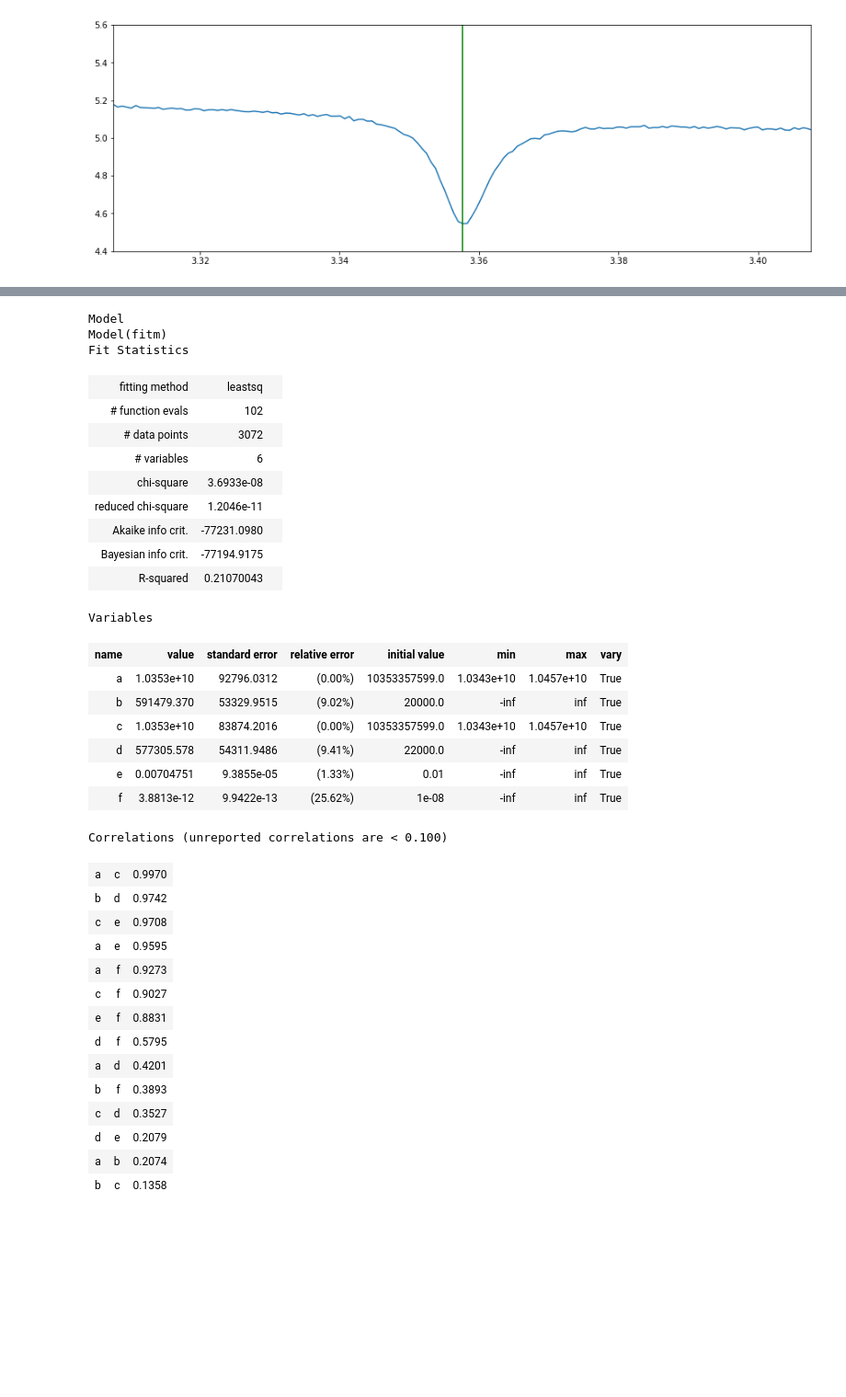
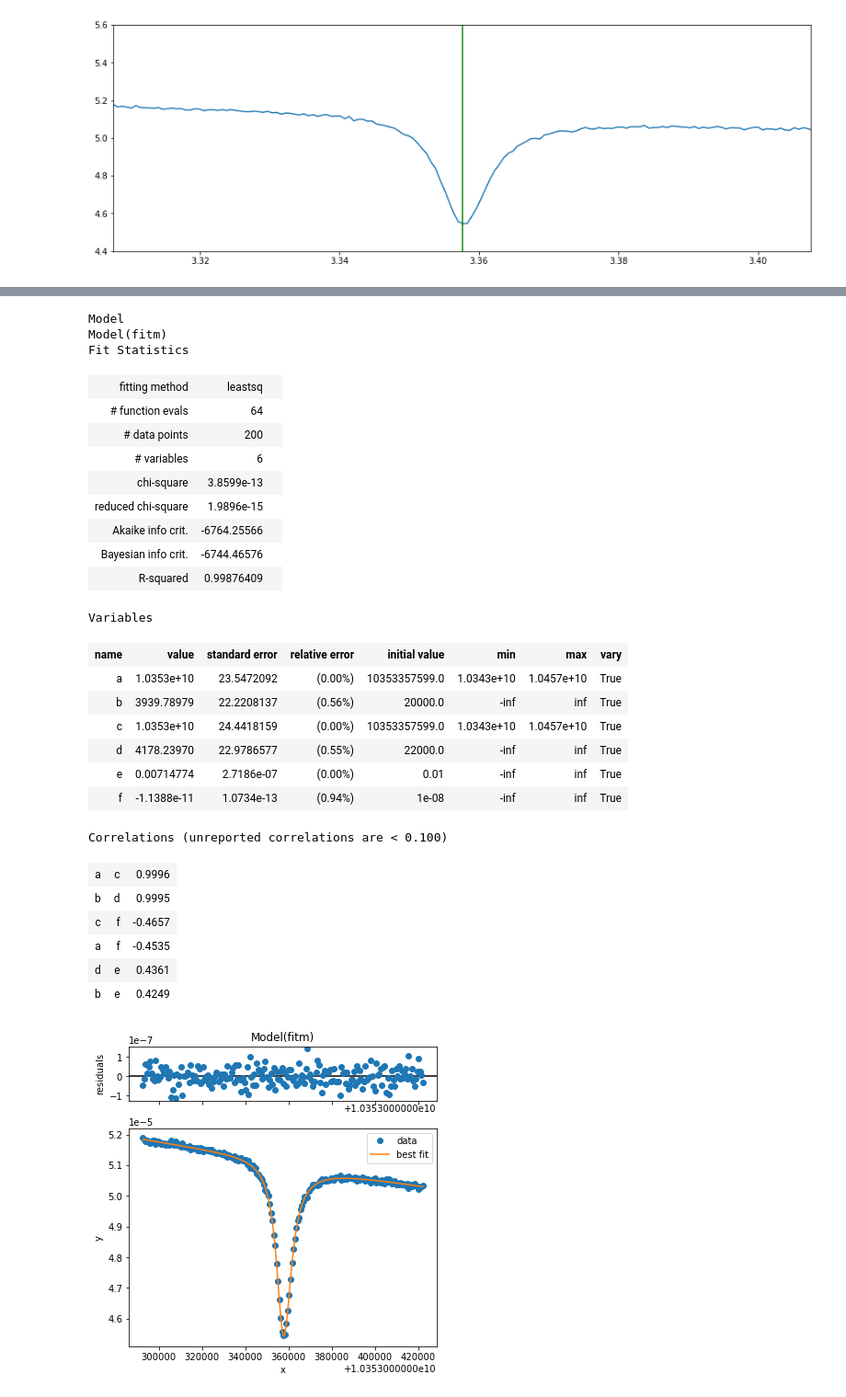
Before and after one commit to Manfredi1/QUAX_project, a Jupyter notebook: project.ipynb, the cells around one changed output, grey strips where cells are left out. Shown: that part at 92% size. Drawn from its saved outputs; the diff is of its cells as text; code cells hidden in the pictures; blank space fills up the shorter version.

```diff
--- a/project.ipynb
+++ b/project.ipynb
@@ -19,7 +20,7 @@ def load_dataset(path_folder,verbose=True):
     for file in files:
         if verbose:
             print(file)
-        file = path + file
+        file = path_folder + file
         meta = pd.read_excel(file,sheet_name=0,header=None)
         freq = pd.read_excel(file,sheet_name=1)
         fft = pd.read_excel(file,sheet_name=2)
@@ -161,8 +181,8 @@ def fitm(x,a,b,c,d,e,f):
 
 center = info['cavfreq'][0]
 fmin,fmax = min(data['freq']),max(data['freq'])
-delta = .01
-scale = 1e8    # fattore di scala per lo zoom
+delta = 651
+scale = 100    # fattore di scala per lo zoom
 
 plt.figure(figsize=(15,5))
 plt.plot(data['freq'],data['fft0'],'o')
@@ -170,20 +190,16 @@ plt.plot(data['freq'],data['fft0'],'o')
 #plt.vlines(center,0,6,'green')
 #plt.ylim([4,6])
 plt.ylim([4e-5,7e-5])
-#plt.xlim([center-scale*delta,center+scale*delta])
-plt.xlim([fmin,fmax])
+plt.xlim([center-scale*delta,center+scale*delta])
+#plt.xlim([fmin,fmax])
 
-# fit
+# scipy fit
 interval = data[(data['freq']>center-scale*delta) & (data['freq']<center+scale*delta)] # finestra intorno alla cavità
-xfreq = interval['freq']
-yfft = interval['fft0']
-
-param,cov = scipy.optimize.curve_fit(fitm, freq[1], fft[1], p0=[center,2e4,center,2.2e4,1e-2,1e-8],maxfev=10_000)
-#param,cov = scipy.optimize.curve_fit(fitm, xfreq, yfft, p0=[center,2e4,center,2.2e4,1e-2,1e-8],maxfev=10_000)
+param,cov = scipy.optimize.curve_fit(fitm, interval['freq'],interval['fft0'], p0=[center,2e4,center,2.2e4,1e-2,1e-8],maxfev=10_000)
 print(param)
 a,b,c,d,e,f = param
-#x=np.linspace(center-scale*delta,center+scale*delta)
-x=np.linspace(fmin,fmax)
+x=np.linspace(center-scale*delta,center+scale*delta)
+#x=np.linspace(fmin,fmax)
 plt.plot(x,fitm(x,a,b,c,d,e,f))
 
 plt.show()
@@ -198,48 +214,42 @@ ps.add('a', value=center, min=center*0.999, max=center*1.01)
 ps.add('c', value=center, min=center*0.999, max=center*1.01)
 
 # solo in prossimità della cavità
-#interval = data[(data['freq']>center-scale*delta) & (data['freq']<center+scale*delta)]
+interval = data[(data['freq']>center-scale*delta) & (data['freq']<center+scale*delta)]
 
-result = fmodel.fit(data['fft0'],x=data['freq'], params=ps)#, weights=pesi, x=convx)
+result = fmodel.fit(interval['fft0'],x=interval['freq'], params=ps)#, weights=pesi, x=convx)
 #result = fmodel.fit(interval['fft0'],x=interval['freq'], params=ps)#, weights=pesi, x=convx)
 # %%
+result.plot()
 result
 # %% [output]
 Model
 Model(fitm)
 Fit Statistics
 | fitting method | leastsq |  |
-| # function evals | 102 |  |
-| # data points | 3072 |  |
+| # function evals | 64 |  |
+| # data points | 200 |  |
 | # variables | 6 |  |
-| chi-square | 3.6933e-08 |  |
-| reduced chi-square | 1.2046e-11 |  |
-| Akaike info crit. | -77231.0980 |  |
-| Bayesian info crit. | -77194.9175 |  |
-| R-squared | 0.21070043 |  |
+| chi-square | 3.8599e-13 |  |
+| reduced chi-square | 1.9896e-15 |  |
+| Akaike info crit. | -6764.25566 |  |
+| Bayesian info crit. | -6744.46576 |  |
+| R-squared | 0.99876409 |  |
 Variables
 | name | value | standard error | relative error | initial value | min | max | vary |
-| a | 1.0353e+10 | 92796.0312 | (0.00%) | 10353357599.0 | 1.0343e+10 | 1.0457e+10 | True |
-| b | 591479.370 | 53329.9515 | (9.02%) | 20000.0 | -inf | inf | True |
-| c | 1.0353e+10 | 83874.2016 | (0.00%) | 10353357599.0 | 1.0343e+10 | 1.0457e+10 | True |
-| d | 577305.578 | 54311.9486 | (9.41%) | 22000.0 | -inf | inf | True |
-| e | 0.00704751 | 9.3855e-05 | (1.33%) | 0.01 | -inf | inf | True |
-| f | 3.8813e-12 | 9.9422e-13 | (25.62%) | 1e-08 | -inf | inf | True |
+| a | 1.0353e+10 | 23.5472092 | (0.00%) | 10353357599.0 | 1.0343e+10 | 1.0457e+10 | True |
+| b | 3939.78979 | 22.2208137 | (0.56%) | 20000.0 | -inf | inf | True |
+| c | 1.0353e+10 | 24.4418159 | (0.00%) | 10353357599.0 | 1.0343e+10 | 1.0457e+10 | True |
+| d | 4178.23970 | 22.9786577 | (0.55%) | 22000.0 | -inf | inf | True |
+| e | 0.00714774 | 2.7186e-07 | (0.00%) | 0.01 | -inf | inf | True |
+| f | -1.1388e-11 | 1.0734e-13 | (0.94%) | 1e-08 | -inf | inf | True |
 Correlations (unreported correlations are < 0.100)
-| a | c | 0.9970 |
-| b | d | 0.9742 |
-| c | e | 0.9708 |
-| a | e | 0.9595 |
-| a | f | 0.9273 |
-| c | f | 0.9027 |
-| e | f | 0.8831 |
-| d | f | 0.5795 |
-| a | d | 0.4201 |
-| b | f | 0.3893 |
-| c | d | 0.3527 |
-| d | e | 0.2079 |
-| a | b | 0.2074 |
-| b | c | 0.1358 |
+| a | c | 0.9996 |
+| b | d | 0.9995 |
+| c | f | -0.4657 |
+| a | f | -0.4535 |
+| d | e | 0.4361 |
+| b | e | 0.4249 |
+[figure, added]
 # %%
 #scale=1
 plt.figure(figsize=(15,5))
```
Also changed, not shown: parts of 10 cells of this notebook.
